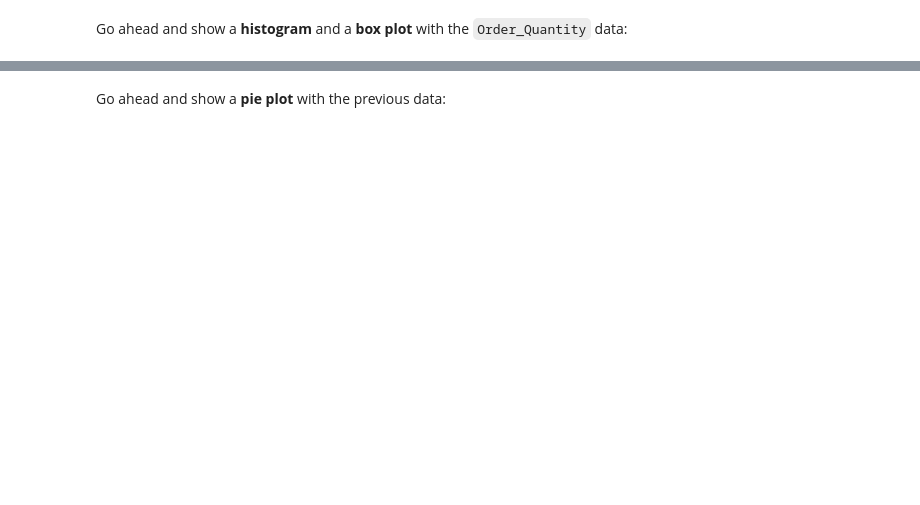
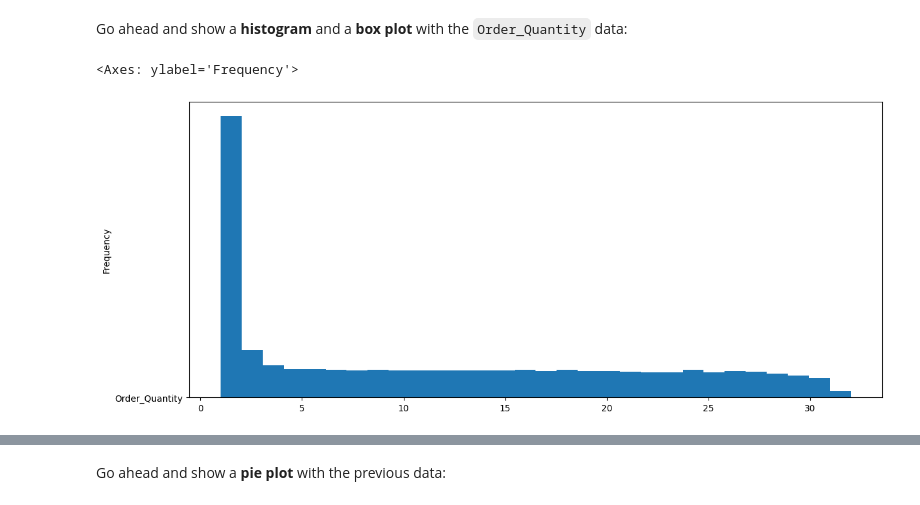
Before and after one commit to CassandraLuna/FreeCodeCamp-Pandas-Real-Life-Example, a Jupyter notebook: Exercises_1.ipynb, the cells around one changed output, grey strips where cells are left out. Drawn from its saved outputs; the diff is of its cells as text; code cells hidden in the pictures; blank space fills up the shorter version.

```diff
--- a/Exercises_1.ipynb
+++ b/Exercises_1.ipynb
@@ -63,2 +77,8 @@ Go ahead and show a <b>histogram</b> and a <b>box plot</b> with the `Order_Quant
+# %%
+sales['Order_Quantity'].plot(kind='hist', bins=30, figsize=(14,6))
+sales['Order_Quantity'].plot(kind='box', vert=False, figsize=(14,6))
+# %% [output]
+<Axes: ylabel='Frequency'>
+[figure, added]
 # %%
 sales['Order_Quantity'].plot(kind='hist', bins=30, figsize=(14,6))
```
Also changed, not shown: parts of 11 cells of this notebook.
